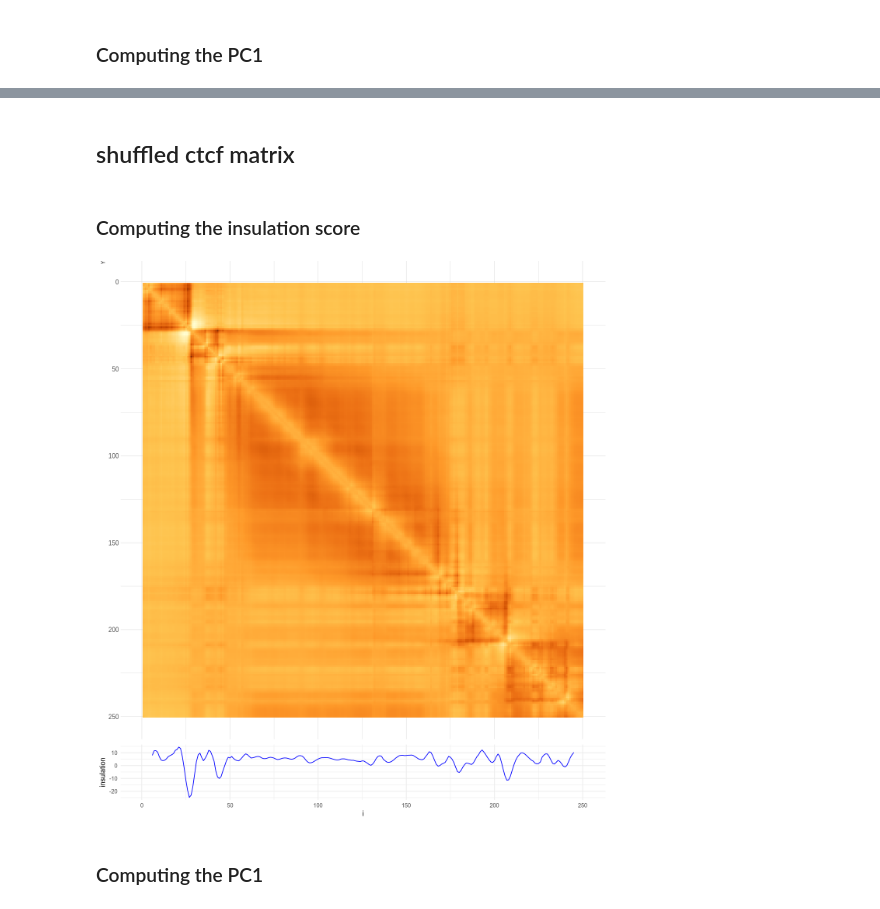
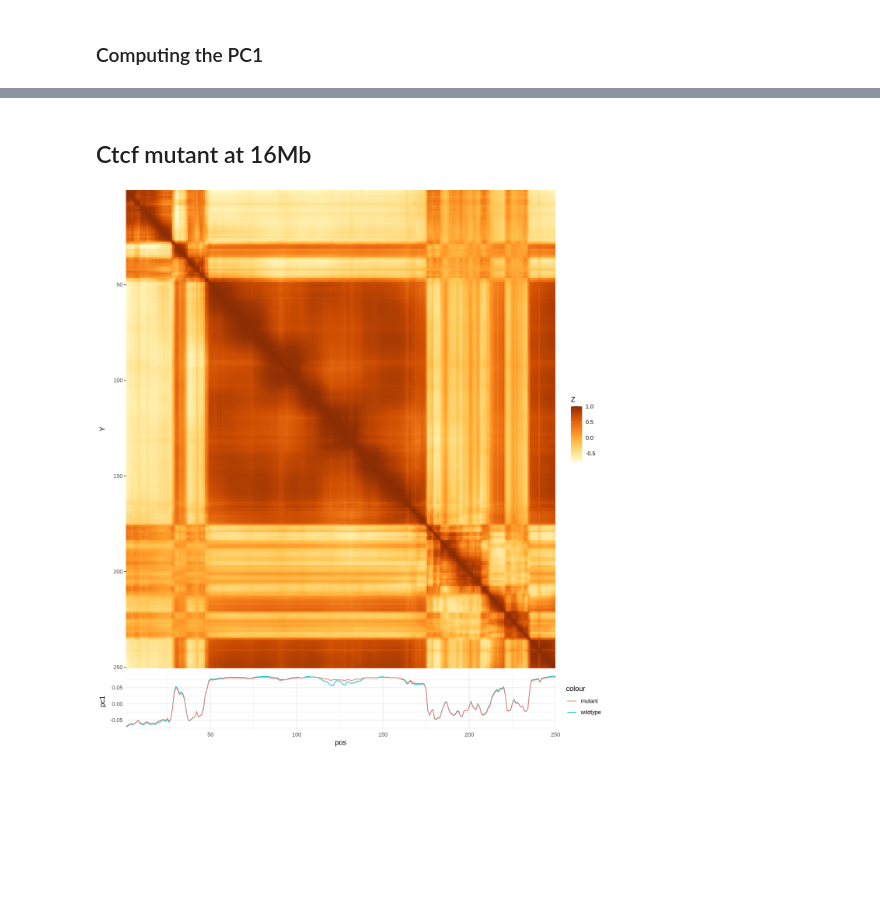
Before and after one commit to ThomasFormations/INIRE, a Jupyter notebook: notebooks/InsulationCompartimentScore.ipynb, the cells around one changed output, grey strips where cells are left out. Cells and saved outputs as stored; diff of their text form; code cells hidden in the pictures; blank space fills up the shorter version.

```diff
--- a/notebooks/InsulationCompartimentScore.ipynb
+++ b/notebooks/InsulationCompartimentScore.ipynb
@@ -74,14 +487,14 @@ Warning message in grid.Call(C_textBounds, as.graphicsAnnot(x$label), x$x, x$y,
 # %% [markdown]
 ### Computing the PC1
 # %%
-cormat = cor(mat, method = "pearson")
+cormat = cor(pmat, method = "pearson")
 eigen_result <- eigen(cormat)
 
 eigenvalues <- eigen_result$values
 eigenvectors <- eigen_result$vectors
 
 PC1 = eigenvectors[,1]
-compart = tibble(i = seq_along(PC1), pc1=PC1)
+compart = tibble(pos = seq_along(PC1), pc1=PC1)
 # %%
 # Make plots wider
 options(repr.plot.width=11, repr.plot.height=12)
@@ -127,8 +527,6 @@ Warning message in grid.Call(C_textBounds, as.graphicsAnnot(x$label), x$x, x$y,
-# %% [markdown]
-## shuffled ctcf matrix
+# %% [markdown]
+## Ctcf mutant at 16Mb
 # %%
-matrix_data = read.table("bos_taurus/ctcf/shuffle/q0.3/orca_predictions_16Mb.txt", sep = "\t")
-mat = as.matrix(matrix_data)
-colnames(mat) <- NULL
+matrix_data = read.table("../bos_taurus/ctcf/shuffle/15.7mb15.9mb/orca_predictions_16Mb.txt", sep = "\t")
+mmat = as.matrix(matrix_data)
+colnames(mmat) <- NULL
-# %% [markdown]
-### Computing the insulation score
@@ -144,31 +533,40 @@ data = tibble(i = seq_along(scores) + w, insulation=scores)
+# %%
+cormmat = cor(mmat, method = "pearson")
+eigen_result <- eigen(cormmat)
+
+eigenvalues <- eigen_result$values
+eigenvectors <- eigen_result$vectors
+
+PC1 = eigenvectors[,1]
+mcompart = tibble(pos = seq_along(PC1), mpc1=PC1)
+# %%
+data <- compart %>%
+  left_join(mcompart, by = "pos")
 # %%
 # Make plots wider
-#options(repr.plot.width=15, repr.plot.height=5)
 options(repr.plot.width=11, repr.plot.height=12)
-p1 = mat %>% as_tibble() %>%
+p1 = cormmat %>% as_tibble() %>%
   rowid_to_column(var="X") %>%
   gather(key="Y", value="Z", -1) %>%
   # Change Y to numeric
   mutate(Y=as.numeric(gsub("V","",Y))) %>%
  # Viz
   ggplot(aes(X, Y, fill= Z)) +
     geom_tile() +
+    #scale_x_continuous(expand = c(0.5, 0)) +
     scale_fill_distiller(palette = "YlOrBr", direction=1) +
     scale_y_reverse() +
-    theme_ipsum() +
-    theme(legend.position="none",
+    coord_cartesian(expand = FALSE) +
+    theme(#legend.position="none",
           axis.title.x=element_blank(),
           axis.text.x=element_blank(),
           axis.ticks.x=element_blank(),
           plot.margin = margin(0,0,0,0, 'cm'))
-
-p2 = data %>% ggplot(aes(x=i, y=insulation)) +
-         geom_line(color="blue") +
-         scale_x_continuous(expand = c(0.075, 0)) +
+p2 = data %>% ggplot(aes(x=pos)) +
+         geom_line(aes(y = pc1, colour = "wildtype")) +
+         geom_line(aes(y = mpc1, colour = "mutant")) +
+         scale_x_continuous(expand = c(0, 0)) +
          theme_minimal()
-
 ggarrange(p1, p2, heights = c(3, 0.5), nrow = 2, align = "v")
 # %% [output]
-[figure, old version]
+[figure, new version]
-# %% [markdown]
-### Computing the PC1
```
Also changed, not shown: parts of 58 cells of this notebook.
